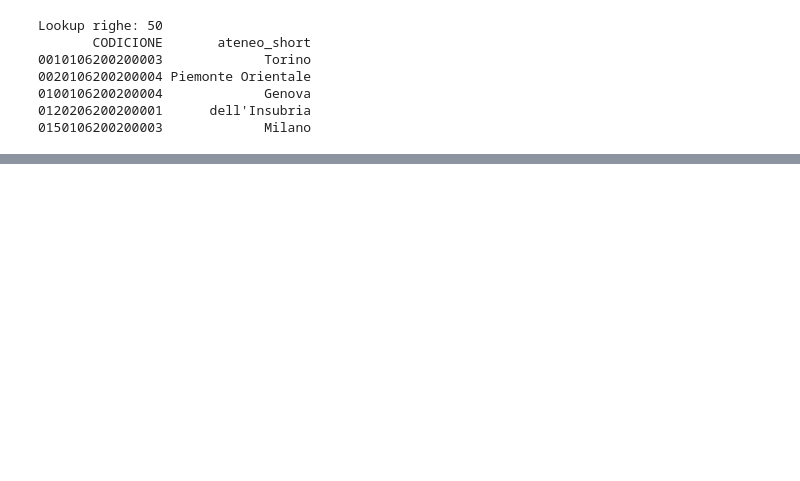
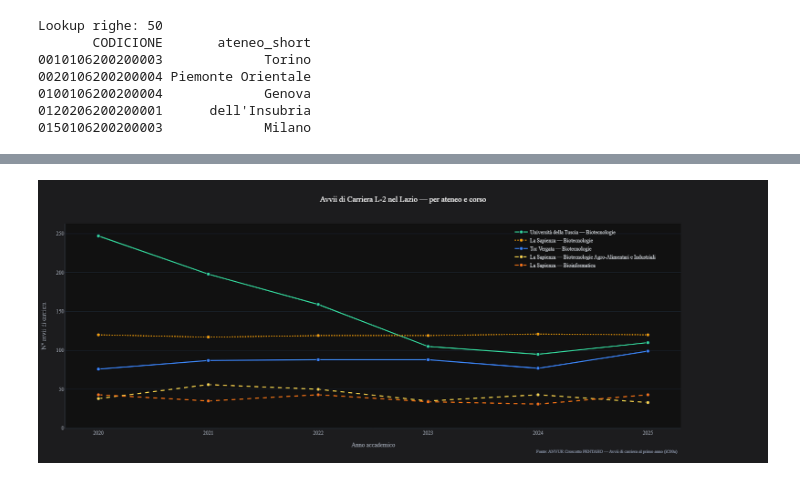
Before and after one commit to LucaTeamSwish/analisi-l2-biotecnologie, a Jupyter notebook: L2_presentazione.ipynb, the cells around one changed output, grey strips where cells are left out. Drawn from its saved outputs; the diff is of its cells as text; code cells hidden in the pictures; blank space fills up the shorter version.

```diff
--- a/L2_presentazione.ipynb
+++ b/L2_presentazione.ipynb
@@ -2727,0 +3406,95 @@ r = -0.319, p = 0.0253, n = 49
+# %%
+lazio_avvi = df_avvi[df_avvi['regione'] == 'Lazio'].copy()
+lazio_avvi['label'] = lazio_avvi.apply(
+    lambda r: f"{r['Ateneo']} — {r['Nome Corso'].split(' - ')[1].strip()}", axis=1
+)
+lazio_avvi = lazio_avvi.groupby(['Anno accademico', 'Ateneo', 'label'])['Numeratore'].sum().reset_index()
+lazio_avvi = lazio_avvi.sort_values('Anno accademico')
+
+ordine_lazio = lazio_avvi.groupby('label')['Numeratore'].sum().sort_values(ascending=False).index.tolist()
+
+palette_lazio = {
+    'La Sapienza': ['#F59E0B', '#FCD34D', '#F97316'],
+    'Tor Vergata': ['#3B82F6'],
+    'Università della Tuscia': ['#34D399'],
+}
+colori_label = {}
+contatori = {k: 0 for k in palette_lazio}
+for label in ordine_lazio:
+    ateneo = label.split(' — ')[0]
+    idx = contatori.get(ateneo, 0)
+    colori_label[label] = palette_lazio.get(ateneo, ['#818CF8'])[idx % len(palette_lazio.get(ateneo, ['#818CF8']))]
+    contatori[ateneo] = idx + 1
+
+fig_avvi9 = go.Figure()
+
+for label in ordine_lazio:
+    df_lab = lazio_avvi[lazio_avvi['label'] == label].sort_values('Anno accademico')
+    colore = colori_label[label]
+    ateneo = label.split(' — ')[0]
+    corso = label.split(' — ')[1]
+    dash = 'dot' if ateneo == 'La Sapienza' and corso == 'Biotecnologie' else 'solid' if ateneo != 'La Sapienza' else 'dash'
+
+    fig_avvi9.add_trace(go.Scatter(
+        x=df_lab['Anno accademico'].astype(str),
+        y=df_lab['Numeratore'],
+        mode='lines+markers',
+        name=label,
+        line=dict(color=colore, width=2.5, dash=dash),
+        marker=dict(size=8, color=colore, line=dict(color='#0F172A', width=1.5)),
+        hovertemplate=f'<b>{label}</b><br>Anno: %{{x}}<br>Avvii di carriera: <b>%{{y:,.0f}}</b><extra></extra>'
+    ))
+
+    ultimo = df_lab.iloc[-1]
+    fig_avvi9.add_annotation(
+        x=str(int(ultimo['Anno accademico'])),
+        y=ultimo['Numeratore'],
+        text=f"<b>{int(ultimo['Numeratore'])}</b>",
+        showarrow=False,
+        font=dict(size=10, color=colore),
+        xanchor='left', xshift=8
+    )
+
+fig_avvi9.update_layout(
+    font=dict(family='Inter', size=12),
+    plot_bgcolor=BG_PLOT,
+    paper_bgcolor=BG_PAPER,
+    title=dict(
+        text='Avvii di Carriera L-2 nel Lazio — per ateneo e corso',
+        font=dict(size=18, color='white', family='Inter'),
+        x=0.5, xanchor='center'
+    ),
+    annotations=[dict(
+        x=0.99, y=-0.13, xref='paper', yref='paper',
+        text='Fonte: ANVUR Cruscotto PENTAHO — Avvii di carriera al primo anno (iC00a)',
+        showarrow=False, font=dict(size=10, color='#6B7280'),
+        xanchor='right', align='right'
+    )],
+    legend=dict(
+        font=dict(color='#D1D5DB'), bgcolor='rgba(0,0,0,0)',
+        x=0.01, y=0.99
+    ),
+    height=500,
+    margin=dict(t=100, b=80, l=60, r=200),
+)
+fig_avvi9.update_xaxes(
+    title=dict(text='Anno accademico', font=dict(color='#9CA3AF')),
+    showgrid=False, tickfont=dict(color='#9CA3AF'), linecolor='#374151'
+)
+fig_avvi9.update_yaxes(
+    title=dict(text='N° avvii di carriera', font=dict(color='#9CA3AF')),
+    gridcolor='#1F2937', tickfont=dict(color='#9CA3AF'),
+    linecolor='#374151', rangemode='tozero'
+
+)
+fig_avvi9.update_layout(
+    legend=dict(
+        font=dict(color='#D1D5DB'), bgcolor='rgba(0,0,0,0)',
+        x=0.99, y=0.99,
+        xanchor='right', yanchor='top'
+    ),
+    height=650,
+)
+fig_avvi9.show()
+# %% [output]
+[figure, added]
```
Also changed, not shown: parts of 33 cells of this notebook, 10 other files.
